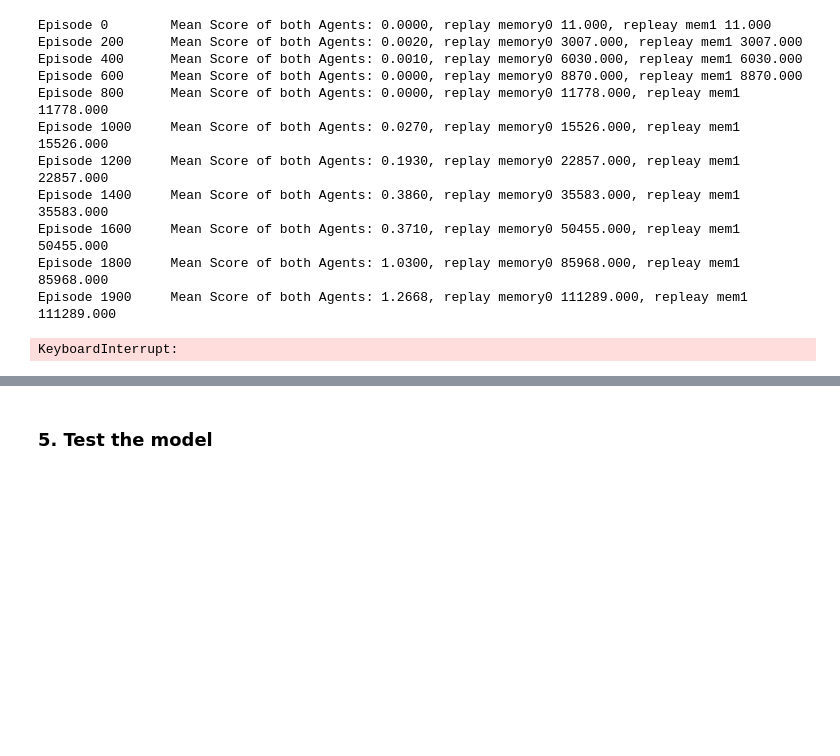
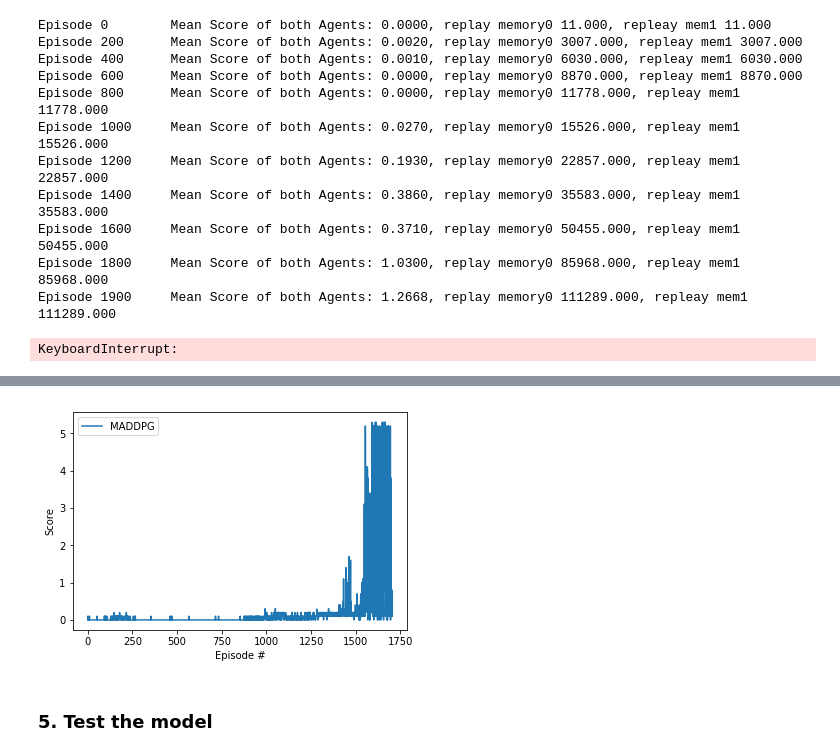
Before and after one commit to juandd18/TenisFinal, a Jupyter notebook: TennisTrainning.ipynb, the cells around one changed output, grey strips where cells are left out. Drawn from its saved outputs; the diff is of its cells as text; code cells hidden in the pictures; blank space fills up the shorter version.

```diff
--- a/TennisTrainning.ipynb
+++ b/TennisTrainning.ipynb
@@ -318,10 +319,13 @@ Episode 1679     Mean Score of both Agents: 2.1610, replay memory0 90030.000, re
 # %%
+import matplotlib.pyplot as plt
+%matplotlib inline
 # plot the scores
 fig = plt.figure()
 ax = fig.add_subplot(111)
 plt.plot(np.arange(len(scores)), scores, label='MADDPG')
-plt.plot(np.arange(len(scores)), avgs, c='r', label='avg')
 plt.ylabel('Score')
 plt.xlabel('Episode #')
 plt.legend(loc='upper left');
 plt.show()
+# %% [output]
+[figure, added]
```
Also changed, not shown: parts of 5 cells of this notebook, 10 other files.
